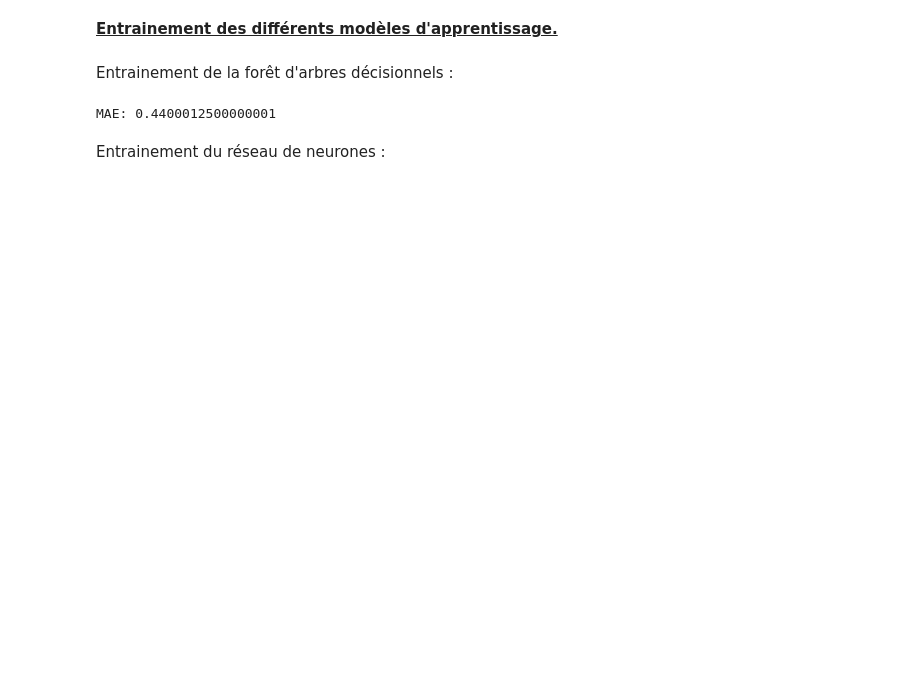
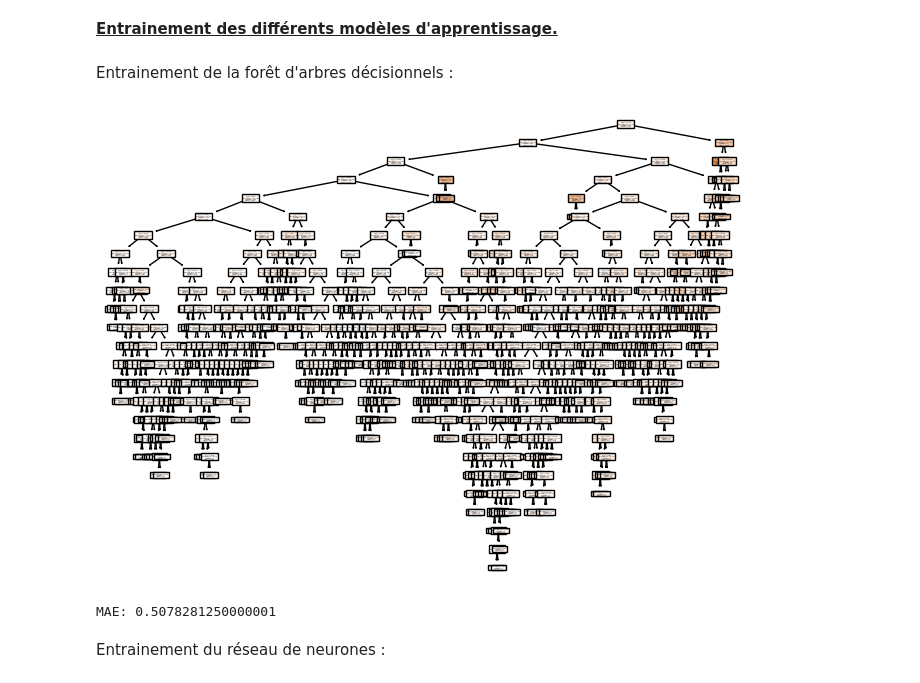
Before and after one commit to Thibaut-Le-Goff/No_wine_without_water, a Jupyter notebook: no-wine-without-water.ipynb, the cells around one changed output. Drawn from its saved outputs; the diff is of its cells as text; code cells hidden in the pictures; blank space fills up the shorter version.

```diff
--- a/no-wine-without-water.ipynb
+++ b/no-wine-without-water.ipynb
@@ -122,19 +123,25 @@ Entrainement de la forêt d'arbres décisionnels :
 # %%
 model_prediction_sucre = RandomForestRegressor(random_state=0)
 
 # entrainement du model
 model_prediction_sucre.fit(entrainement_X, entrainement_y)
+
+# visualisation
+plt.figure(figsize=(8, 6))
+plot_tree(model_prediction_sucre.estimators_[0], filled=True)
+plt.show()
 
 # propagation des données de validation pour recevoir les prédictions du réseau
 prediction_validation = model_prediction_sucre.predict(validation_X)
 
 # vérification de l'éficacité du model en comparent ce qu'il prédit (prediction_validation)
 # à ce qu'il aurait dû prédire (validation_y)
 model_validation_sucre = mean_absolute_error(prediction_validation, validation_y)
 
 print("MAE: {}".format(model_validation_sucre))
 # %% [output]
+[figure, added]
-MAE: 0.4400012500000001
+MAE: 0.5078281250000001
 # %% [markdown]
 Entrainement du réseau de neurones :
 # %%
```
Also changed, not shown: parts of 4 cells of this notebook.
